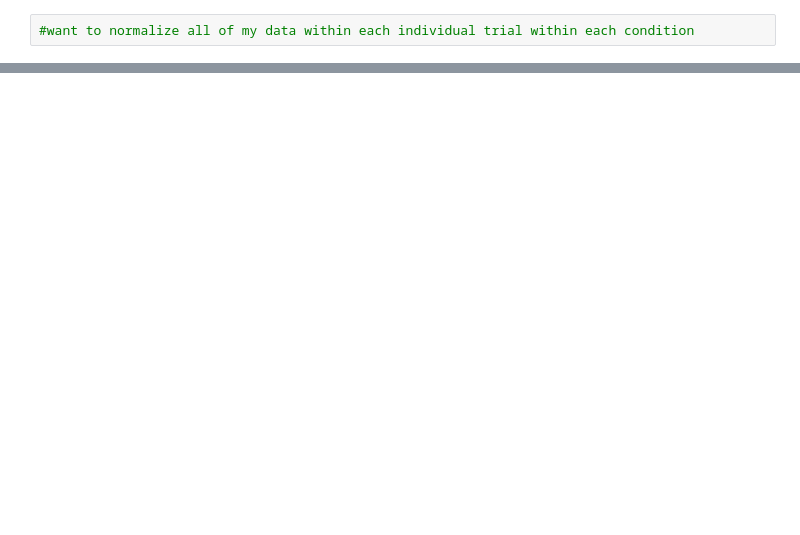
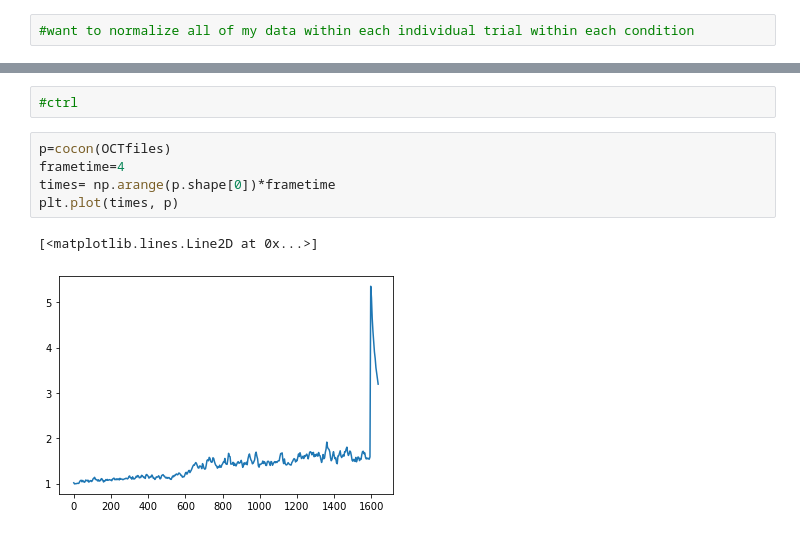
Before and after one commit to sarahigarza/Vollum_Python_ClassProj, a Jupyter notebook: live imaging with probes analysis.ipynb, the cells around one changed output, grey strips where cells are left out. Cells and saved outputs as stored; diff of their text form; blank space fills up the shorter version.

```diff
--- a/live imaging with probes analysis.ipynb
+++ b/live imaging with probes analysis.ipynb
@@ -113,0 +139,10 @@ Length: 72, dtype: float64
+# %%
+#ctrl
+# %%
+p=cocon(OCTfiles)
+frametime=4
+times= np.arange(p.shape[0])*frametime
+plt.plot(times, p)
+# %% [output]
+[<matplotlib.lines.Line2D at 0x...>]
+[figure, added]
```
Also changed, not shown: parts of 7 cells of this notebook.
